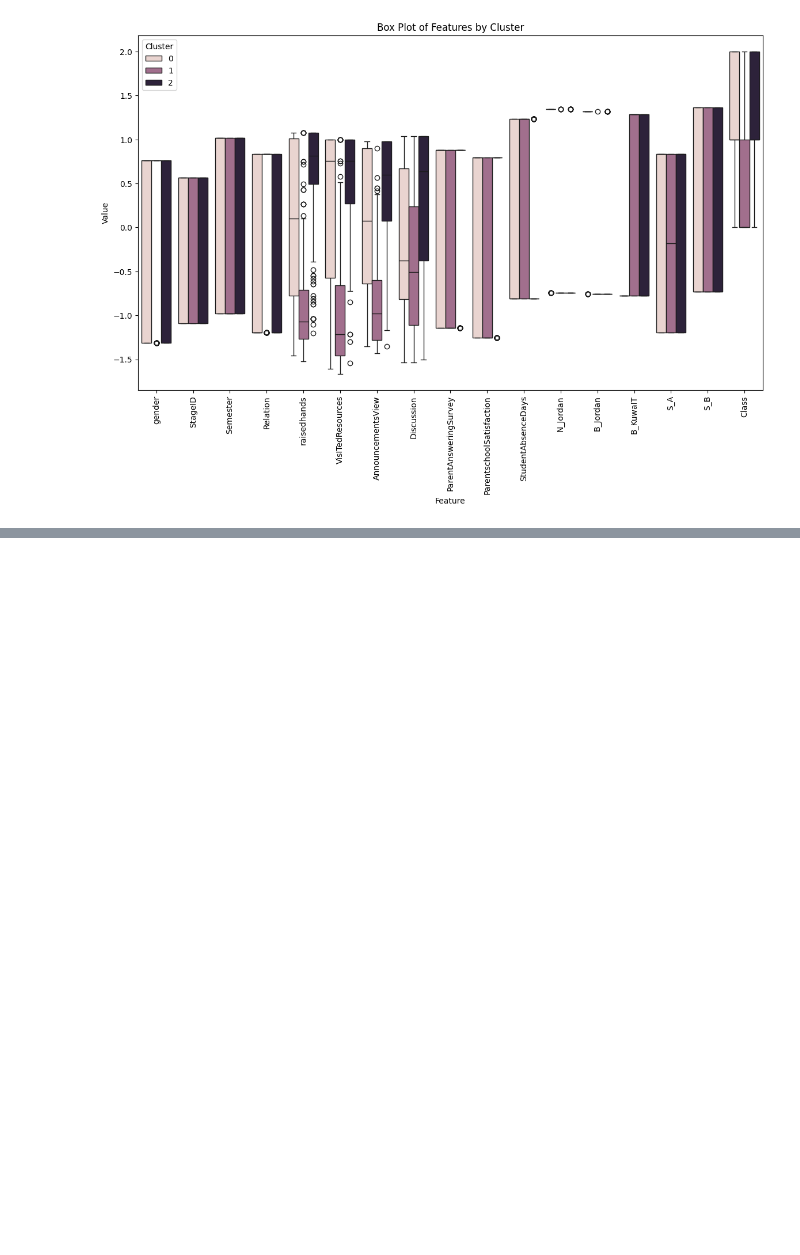
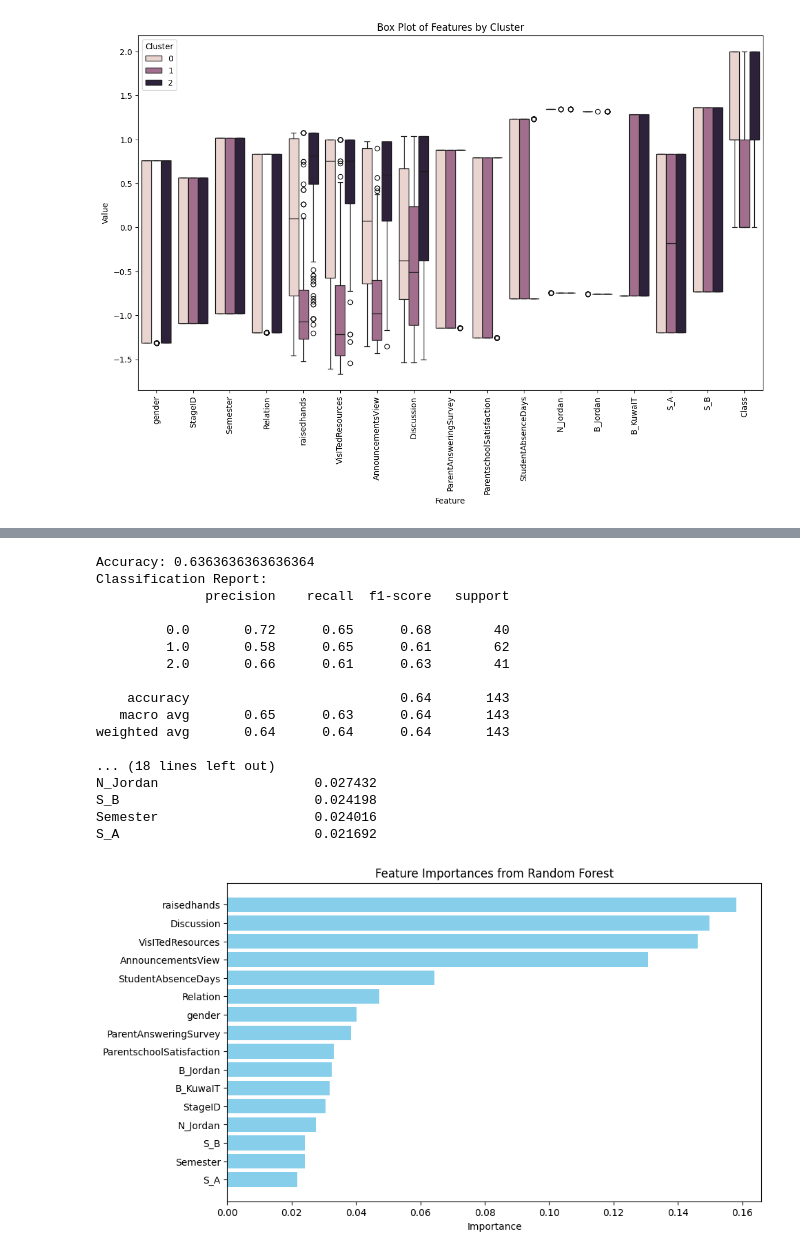
Before and after one commit to FaridRash/HW-SW-B, a Jupyter notebook: Notebooks/Farid/Farid_maybe_the_final.ipynb, the cells around one changed output, grey strips where cells are left out. Cells and saved outputs as stored; diff of their text form; code cells hidden in the pictures; blank space fills up the shorter version.

```diff
--- a/Notebooks/Farid/Farid_maybe_the_final.ipynb
+++ b/Notebooks/Farid/Farid_maybe_the_final.ipynb
@@ -834,0 +856,3 @@ plt.show()
+# %%
+# Drop rows with NaN values in the target column
+vif_droped_data = vif_droped_data.dropna(subset=['Class'])
@@ -834,0 +881,71 @@ plt.show()
+# %%
+# Feature columns (replace with your actual feature columns)
+feature_columns = ['gender', 'StageID', 'Semester', 'Relation', 'raisedhands',
+                   'VisITedResources', 'AnnouncementsView', 'Discussion',
+                   'ParentAnsweringSurvey', 'ParentschoolSatisfaction',
+                   'StudentAbsenceDays', 'N_Jordan', 'B_Jordan', 'B_KuwaIT', 'S_A', 'S_B']
+
+# Target column
+target_column = 'Class'
+
+# Select only the feature columns
+X = vif_droped_data[feature_columns]
+y = vif_droped_data[target_column]
+
+# Split the data into training and test sets
+X_train, X_test, y_train, y_test = train_test_split(X, y, test_size=0.3, random_state=42)
+
+# Initialize the Random Forest Classifier
+rf_clf = RandomForestClassifier(n_estimators=100, random_state=42)
+
+# Train the model
+rf_clf.fit(X_train, y_train)
+
+# Make predictions on the test set
+y_pred = rf_clf.predict(X_test)
+
+# Evaluate the model
+accuracy = accuracy_score(y_test, y_pred)
+classification_rep = classification_report(y_test, y_pred)
+conf_matrix = confusion_matrix(y_test, y_pred)
+
+print(f'Accuracy: {accuracy}')
+print('Classification Report:')
+print(classification_rep)
+print('Confusion Matrix:')
+print(conf_matrix)
+
+# Optional: Feature Importance
+feature_importances = pd.DataFrame(rf_clf.feature_importances_,
+                                   index=feature_columns,
+                                   columns=['Importance']).sort_values('Importance', ascending=False)
+
+print('Feature Importances:')
+print(feature_importances)
+
+# Optional: Visualize Feature Importances
+plt.figure(figsize=(10, 6))
+plt.barh(feature_importances.index, feature_importances['Importance'], color='skyblue')
+plt.xlabel('Importance')
+plt.title('Feature Importances from Random Forest')
+plt.gca().invert_yaxis()
+plt.show()
+# %% [output]
+Accuracy: 0.6363636363636364
+Classification Report:
+              precision    recall  f1-score   support
+
+         0.0       0.72      0.65      0.68        40
+         1.0       0.58      0.65      0.61        62
+         2.0       0.66      0.61      0.63        41
+
+    accuracy                           0.64       143
+   macro avg       0.65      0.63      0.64       143
+weighted avg       0.64      0.64      0.64       143
+
+... (18 lines left out)
+N_Jordan                    0.027432
+S_B                         0.024198
+Semester                    0.024016
+S_A                         0.021692
+[figure, added]
```
Also changed, not shown: parts of 3 cells of this notebook.
